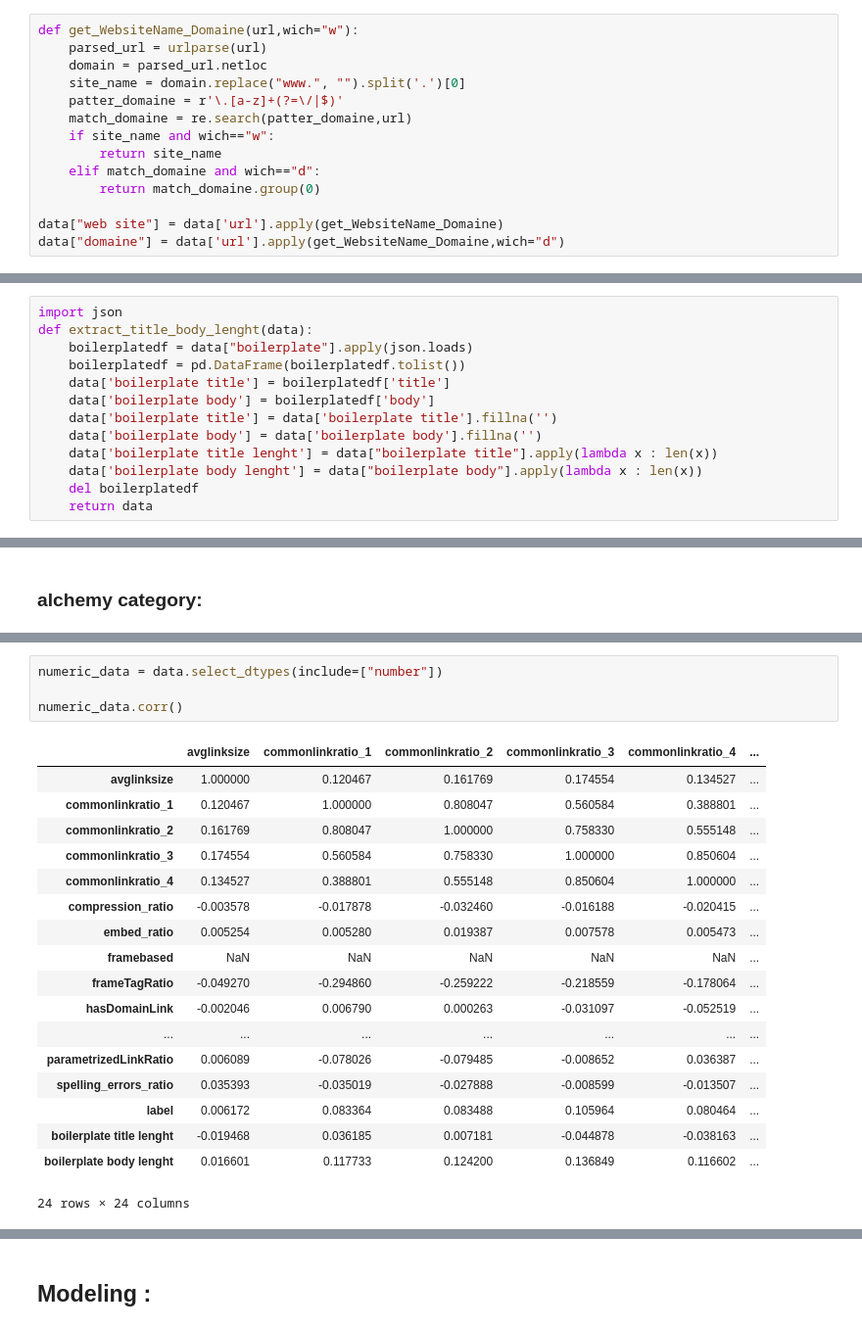
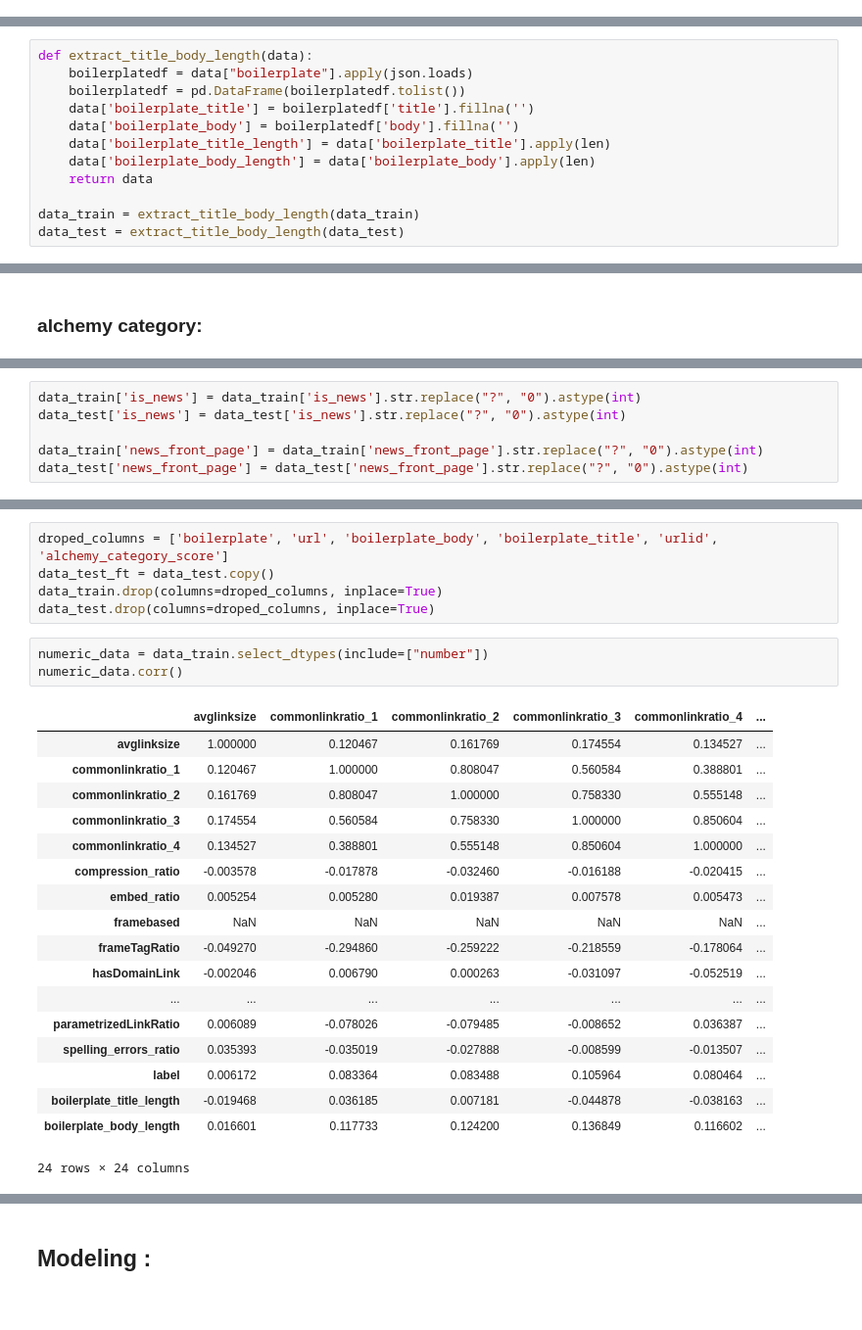
Before and after one commit to olamineZakaria/StumbleUpon-Evergreen-Classification-Challenge, a Jupyter notebook: stumbleupon_problem.ipynb, the cells around one changed output, grey strips where cells are left out. Shown at 98% size. Drawn from its saved outputs; the diff is of its cells as text.

```diff
--- a/stumbleupon_problem.ipynb
+++ b/stumbleupon_problem.ipynb
@@ -137,14 +122,0 @@ for i in indexs:
-# %%
-def get_WebsiteName_Domaine(url,wich="w"):
-    parsed_url = urlparse(url)
-    domain = parsed_url.netloc
-    site_name = domain.replace("www.", "").split('.')[0]
-    patter_domaine = r'\.[a-z]+(?=\/|$)'
-    match_domaine = re.search(patter_domaine,url)
-    if site_name and wich=="w":
-        return site_name
-    elif match_domaine and wich=="d":
-        return match_domaine.group(0)
-
-data["web site"] = data['url'].apply(get_WebsiteName_Domaine)
-data["domaine"] = data['url'].apply(get_WebsiteName_Domaine,wich="d")
@@ -231,13 +140,12 @@ for i in indexs:
 # %%
-import json
-def extract_title_body_lenght(data):
+def extract_title_body_length(data):
     boilerplatedf = data["boilerplate"].apply(json.loads)
     boilerplatedf = pd.DataFrame(boilerplatedf.tolist())
-    data['boilerplate title'] = boilerplatedf['title']
-    data['boilerplate body'] = boilerplatedf['body']
-    data['boilerplate title'] = data['boilerplate title'].fillna('')
-    data['boilerplate body'] = data['boilerplate body'].fillna('')
-    data['boilerplate title lenght'] = data["boilerplate title"].apply(lambda x : len(x))
-    data['boilerplate body lenght'] = data["boilerplate body"].apply(lambda x : len(x))
-    del boilerplatedf
+    data['boilerplate_title'] = boilerplatedf['title'].fillna('')
+    data['boilerplate_body'] = boilerplatedf['body'].fillna('')
+    data['boilerplate_title_length'] = data['boilerplate_title'].apply(len)
+    data['boilerplate_body_length'] = data['boilerplate_body'].apply(len)
     return data
+
+data_train = extract_title_body_length(data_train)
+data_test = extract_title_body_length(data_test)
@@ -343 +223,7 @@ data['is_news'] = data['is_news'].str.replace("?","0").astype(int)
+# %%
+data_train['is_news'] = data_train['is_news'].str.replace("?", "0").astype(int)
+data_test['is_news'] = data_test['is_news'].str.replace("?", "0").astype(int)
+
+data_train['news_front_page'] = data_train['news_front_page'].str.replace("?", "0").astype(int)
+data_test['news_front_page'] = data_test['news_front_page'].str.replace("?", "0").astype(int)
 # %%
@@ -386,25 +243,29 @@ print_column_summay(data)
+# %%
+droped_columns = ['boilerplate', 'url', 'boilerplate_body', 'boilerplate_title', 'urlid', 'alchemy_category_score']
+data_test_ft = data_test.copy()
+data_train.drop(columns=droped_columns, inplace=True)
+data_test.drop(columns=droped_columns, inplace=True)
 # %%
-numeric_data = data.select_dtypes(include=["number"])
-
+numeric_data = data_train.select_dtypes(include=["number"])
 numeric_data.corr()
 # %% [output]
 |  | avglinksize | commonlinkratio_1 | commonlinkratio_2 | commonlinkratio_3 | commonlinkratio_4 | ... |
 | avglinksize | 1.000000 | 0.120467 | 0.161769 | 0.174554 | 0.134527 | ... |
 | commonlinkratio_1 | 0.120467 | 1.000000 | 0.808047 | 0.560584 | 0.388801 | ... |
 | commonlinkratio_2 | 0.161769 | 0.808047 | 1.000000 | 0.758330 | 0.555148 | ... |
 | commonlinkratio_3 | 0.174554 | 0.560584 | 0.758330 | 1.000000 | 0.850604 | ... |
 | commonlinkratio_4 | 0.134527 | 0.388801 | 0.555148 | 0.850604 | 1.000000 | ... |
 | compression_ratio | -0.003578 | -0.017878 | -0.032460 | -0.016188 | -0.020415 | ... |
 | embed_ratio | 0.005254 | 0.005280 | 0.019387 | 0.007578 | 0.005473 | ... |
 | framebased | NaN | NaN | NaN | NaN | NaN | ... |
 | frameTagRatio | -0.049270 | -0.294860 | -0.259222 | -0.218559 | -0.178064 | ... |
 | hasDomainLink | -0.002046 | 0.006790 | 0.000263 | -0.031097 | -0.052519 | ... |
 | ... | ... | ... | ... | ... | ... | ... |
 | parametrizedLinkRatio | 0.006089 | -0.078026 | -0.079485 | -0.008652 | 0.036387 | ... |
 | spelling_errors_ratio | 0.035393 | -0.035019 | -0.027888 | -0.008599 | -0.013507 | ... |
 | label | 0.006172 | 0.083364 | 0.083488 | 0.105964 | 0.080464 | ... |
-| boilerplate title lenght | -0.019468 | 0.036185 | 0.007181 | -0.044878 | -0.038163 | ... |
-| boilerplate body lenght | 0.016601 | 0.117733 | 0.124200 | 0.136849 | 0.116602 | ... |
+| boilerplate_title_length | -0.019468 | 0.036185 | 0.007181 | -0.044878 | -0.038163 | ... |
+| boilerplate_body_length | 0.016601 | 0.117733 | 0.124200 | 0.136849 | 0.116602 | ... |
 24 rows × 24 columns
 # %%
 plt.figure(figsize=(10, 8))
```
Also changed, not shown: parts of 52 cells of this notebook, 2 other files.
